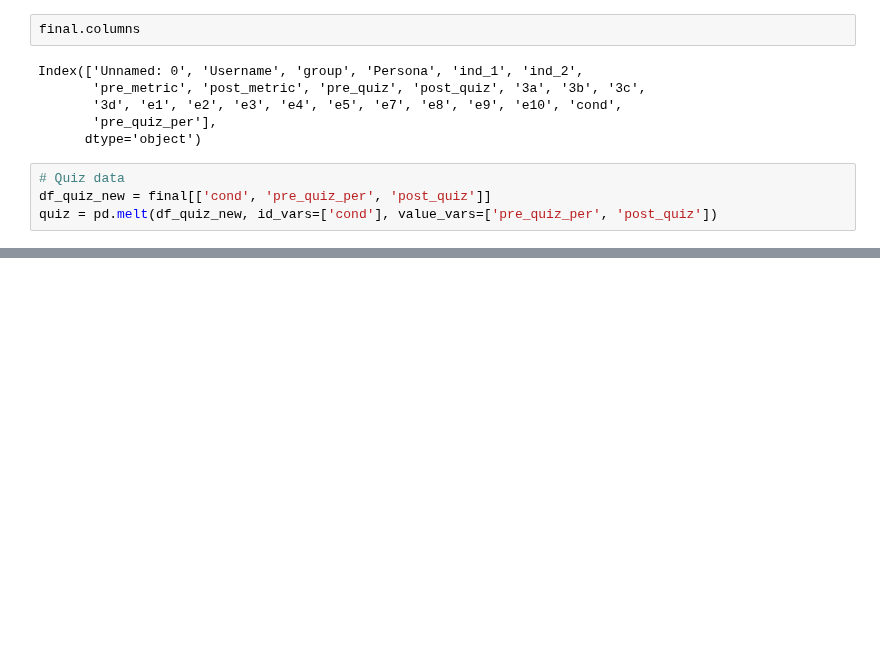
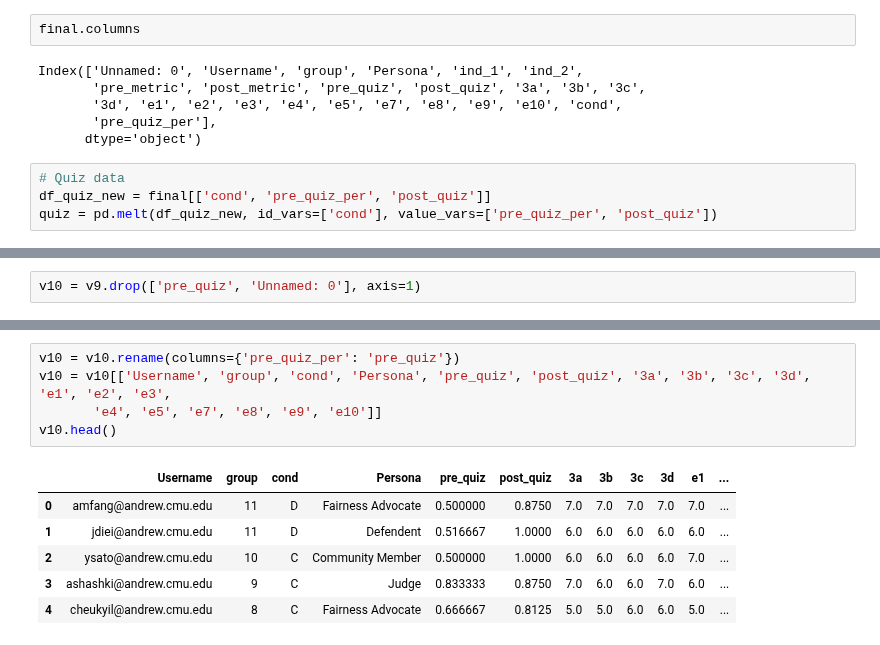
Before and after one commit to WesDeng/Recidivism_Exp, a Jupyter notebook: Quantitive Analysis.ipynb, the cells around one changed output, grey strips where cells are left out. Drawn from its saved outputs; the diff is of its cells as text; blank space fills up the shorter version.

```diff
--- a/Quantitive Analysis.ipynb
+++ b/Quantitive Analysis.ipynb
@@ -244,0 +257,2 @@ seperate_condition(quiz, 'In-class Quiz', 'Grade', "quiz_new_seperate")
+# %%
+v10 = v9.drop(['pre_quiz', 'Unnamed: 0'], axis=1)
@@ -244,0 +266,12 @@ seperate_condition(quiz, 'In-class Quiz', 'Grade', "quiz_new_seperate")
+# %%
+v10 = v10.rename(columns={'pre_quiz_per': 'pre_quiz'})
+v10 = v10[['Username', 'group', 'cond', 'Persona', 'pre_quiz', 'post_quiz', '3a', '3b', '3c', '3d', 'e1', 'e2', 'e3',
+       'e4', 'e5', 'e7', 'e8', 'e9', 'e10']]
+v10.head()
+# %% [output]
+|  | Username | group | cond | Persona | pre_quiz | post_quiz | 3a | 3b | 3c | 3d | e1 | ... |
+| 0 | amfang@andrew.cmu.edu | 11 | D | Fairness Advocate | 0.500000 | 0.8750 | 7.0 | 7.0 | 7.0 | 7.0 | 7.0 | ... |
+| 1 | jdiei@andrew.cmu.edu | 11 | D | Defendent | 0.516667 | 1.0000 | 6.0 | 6.0 | 6.0 | 6.0 | 6.0 | ... |
+| 2 | ysato@andrew.cmu.edu | 10 | C | Community Member | 0.500000 | 1.0000 | 6.0 | 6.0 | 6.0 | 6.0 | 7.0 | ... |
+| 3 | ashashki@andrew.cmu.edu | 9 | C | Judge | 0.833333 | 0.8750 | 7.0 | 6.0 | 6.0 | 7.0 | 6.0 | ... |
+| 4 | cheukyil@andrew.cmu.edu | 8 | C | Fairness Advocate | 0.666667 | 0.8125 | 5.0 | 5.0 | 6.0 | 6.0 | 5.0 | ... |
```
Also changed, not shown: parts of 17 cells of this notebook, 16 other files.
